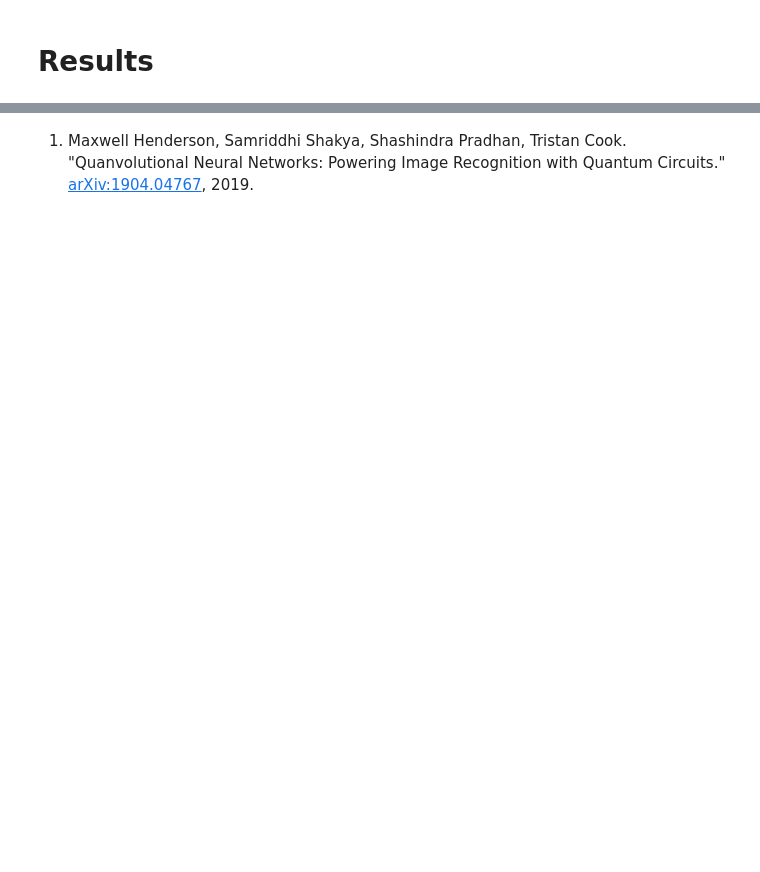
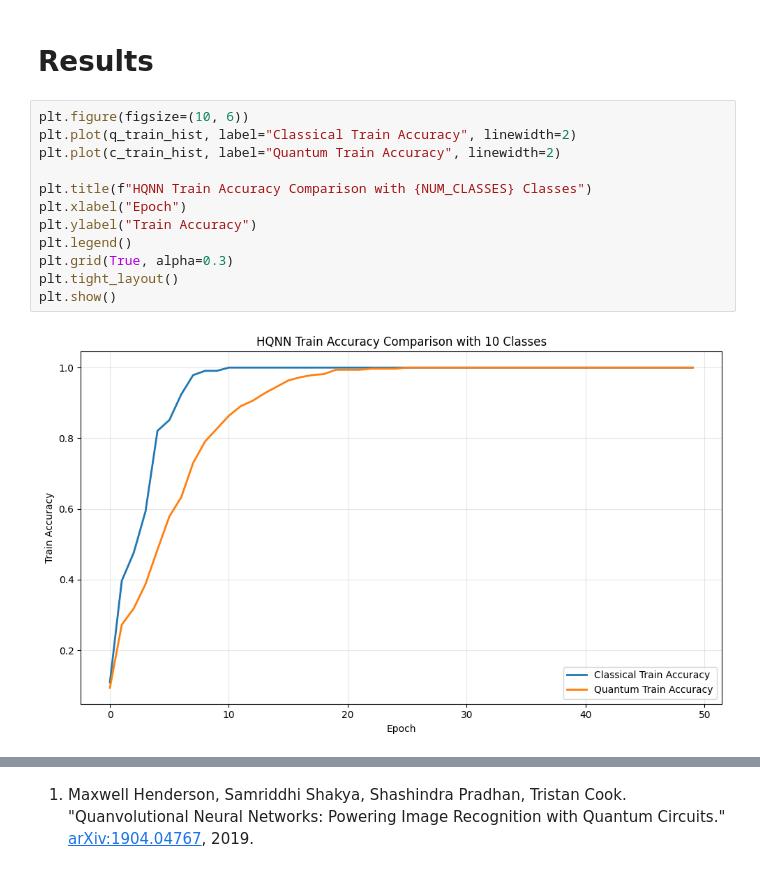
Before and after one commit to msoliviawatt/Hybrid-Quantum-Neural-Networks-for-Image-Classification, a Jupyter notebook: quanvolution/augmented_quanvolution.ipynb, the cells around one changed output, grey strips where cells are left out. Cells and saved outputs as stored; diff of their text form; blank space fills up the shorter version.

Commit message:
classical model seems to perform better at higher resolutions

```diff
--- a/quanvolution/augmented_quanvolution.ipynb
+++ b/quanvolution/augmented_quanvolution.ipynb
@@ -562,2 +608,16 @@ Epoch 50: train=1.0000, val=0.2692
 # %% [markdown]
 # Results
+# %%
+plt.figure(figsize=(10, 6))
+plt.plot(q_train_hist, label="Classical Train Accuracy", linewidth=2)
+plt.plot(c_train_hist, label="Quantum Train Accuracy", linewidth=2)
+
+plt.title(f"HQNN Train Accuracy Comparison with {NUM_CLASSES} Classes")
+plt.xlabel("Epoch")
+plt.ylabel("Train Accuracy")
+plt.legend()
+plt.grid(True, alpha=0.3)
+plt.tight_layout()
+plt.show()
+# %% [output]
+[figure, added]
```
Also changed, not shown: parts of 16 cells of this notebook.
